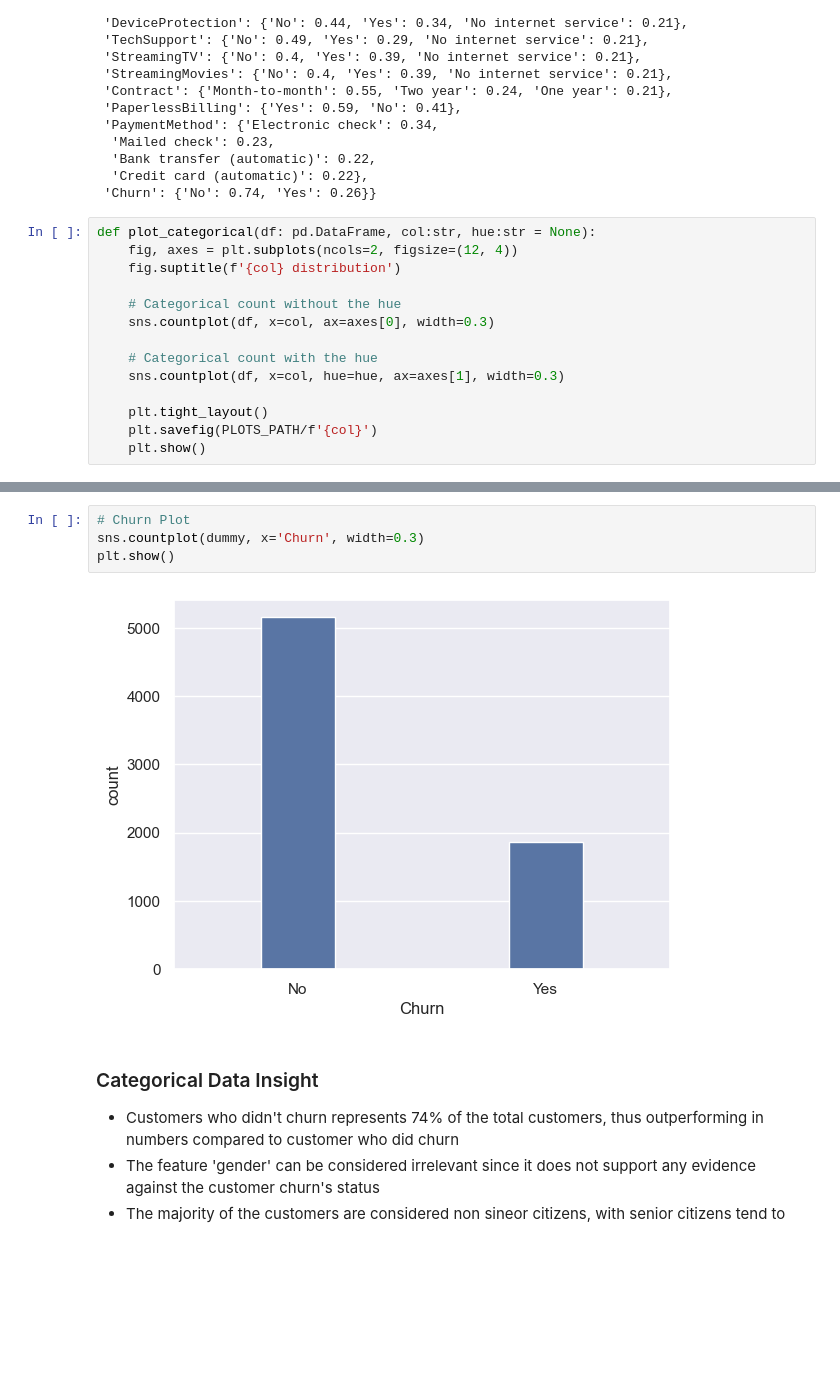
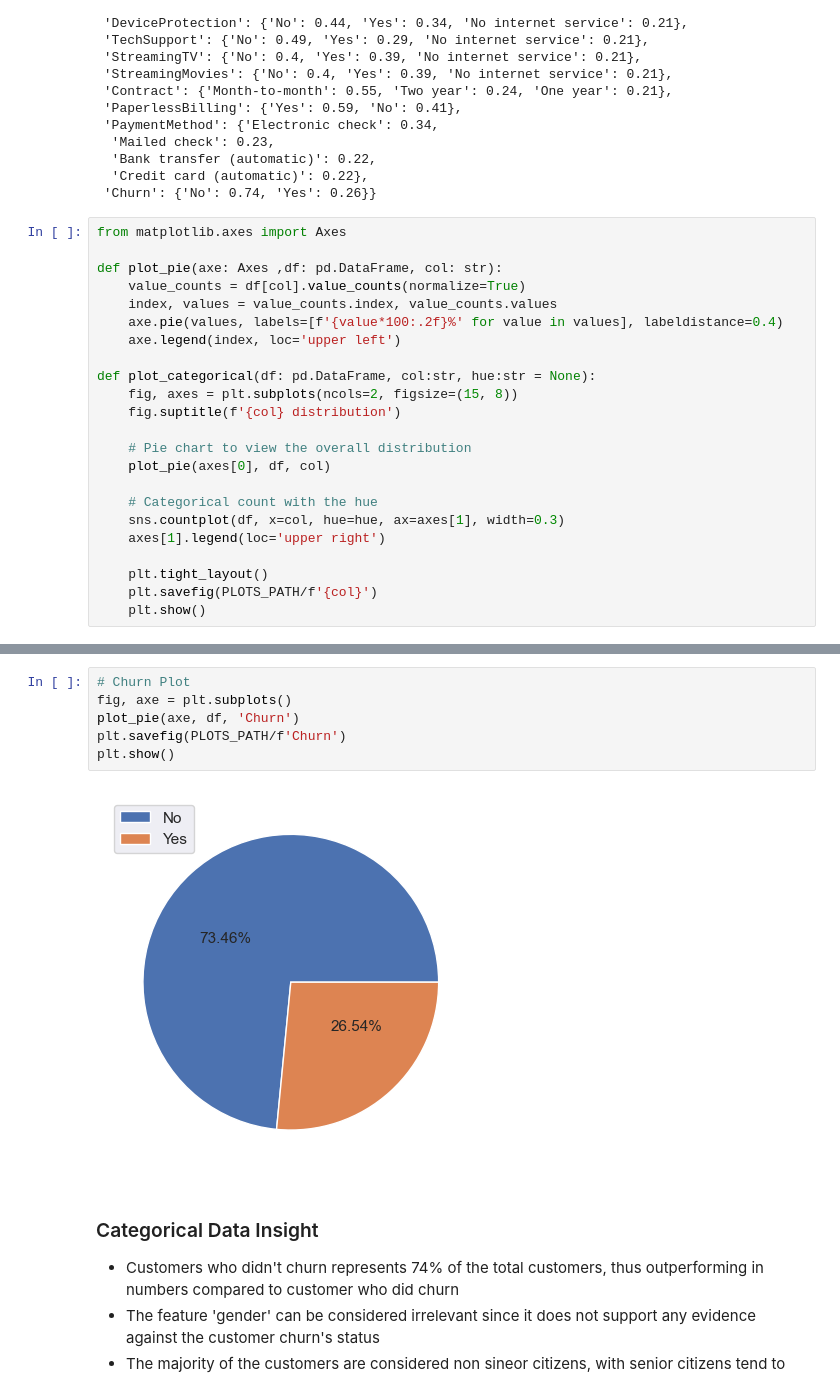
Before and after one commit to ElOuarary/Customer_Churn_Prediction, a Jupyter notebook: notebooks/exploratory_data_analysis.ipynb, the cells around one changed output, grey strips where cells are left out. Saved outputs shown, nothing was run; the diff lists cells and outputs as text; blank space fills up the shorter version.

```diff
--- a/notebooks/exploratory_data_analysis.ipynb
+++ b/notebooks/exploratory_data_analysis.ipynb
@@ -284,15 +283,24 @@ columns_values
   'Credit card (automatic)': 0.22},
  'Churn': {'No': 0.74, 'Yes': 0.26}}
 # %%
+from matplotlib.axes import Axes
+
+def plot_pie(axe: Axes ,df: pd.DataFrame, col: str):
+    value_counts = df[col].value_counts(normalize=True)
+    index, values = value_counts.index, value_counts.values
+    axe.pie(values, labels=[f'{value*100:.2f}%' for value in values], labeldistance=0.4)
+    axe.legend(index, loc='upper left')
+
 def plot_categorical(df: pd.DataFrame, col:str, hue:str = None):
-    fig, axes = plt.subplots(ncols=2, figsize=(12, 4))
+    fig, axes = plt.subplots(ncols=2, figsize=(15, 8))
     fig.suptitle(f'{col} distribution')
 
-    # Categorical count without the hue
-    sns.countplot(df, x=col, ax=axes[0], width=0.3)
+    # Pie chart to view the overall distribution
+    plot_pie(axes[0], df, col)
 
     # Categorical count with the hue
     sns.countplot(df, x=col, hue=hue, ax=axes[1], width=0.3)
+    axes[1].legend(loc='upper right')
 
     plt.tight_layout()
     plt.savefig(PLOTS_PATH/f'{col}')
@@ -317,10 +325,12 @@ for col in categorical_col[:-1]:
 ... (4 outputs left out)
 # %%
 # Churn Plot
-sns.countplot(dummy, x='Churn', width=0.3)
+fig, axe = plt.subplots()
+plot_pie(axe, df, 'Churn')
+plt.savefig(PLOTS_PATH/f'Churn')
 plt.show()
 # %% [output]
-[figure, old version]
+[figure, new version]
 # %% [markdown]
 ### Categorical Data Insight
 - Customers who didn't churn represents 74% of the total customers, thus outperforming in numbers compared to customer who did churn
```
Also changed, not shown: parts of 5 cells of this notebook, 17 other files.
